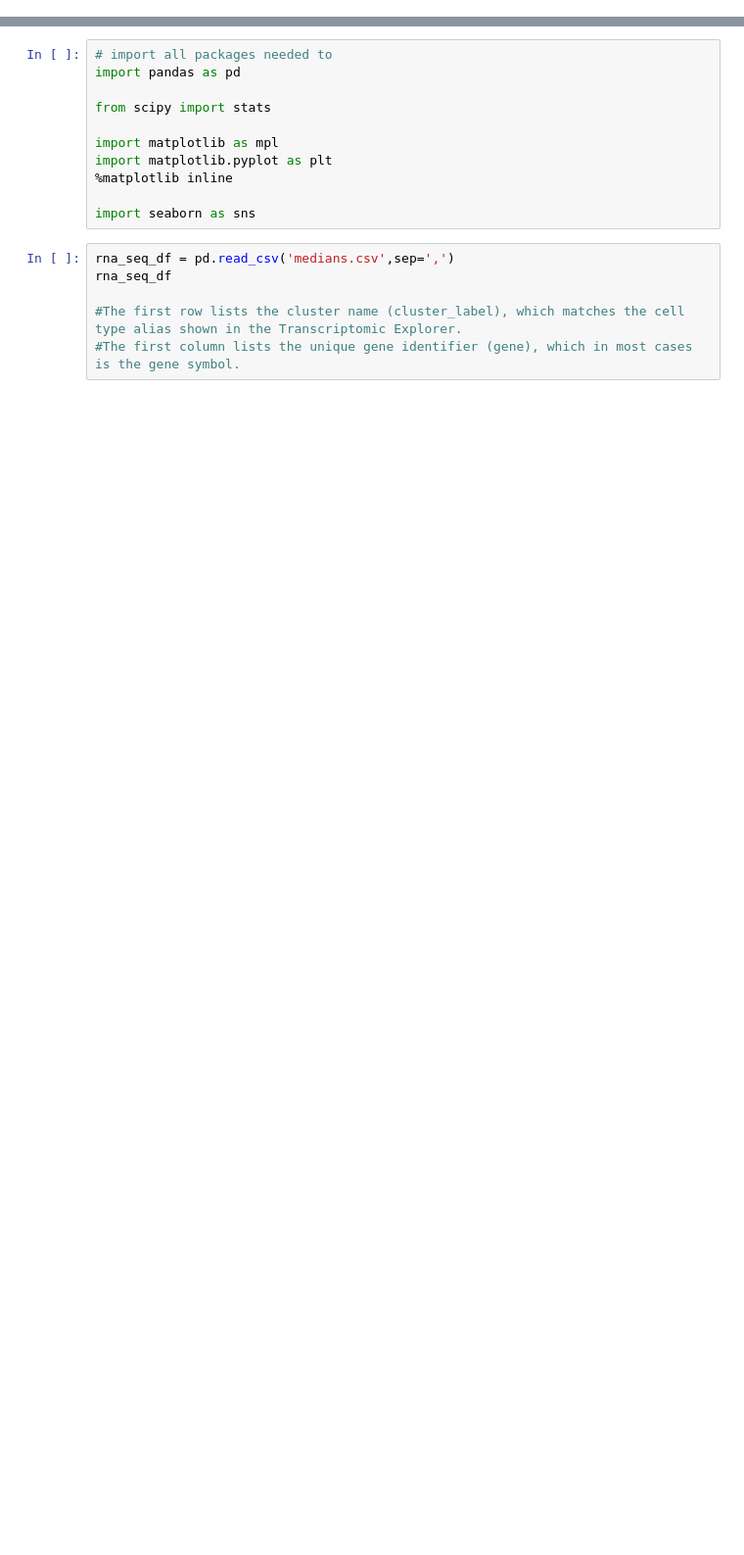
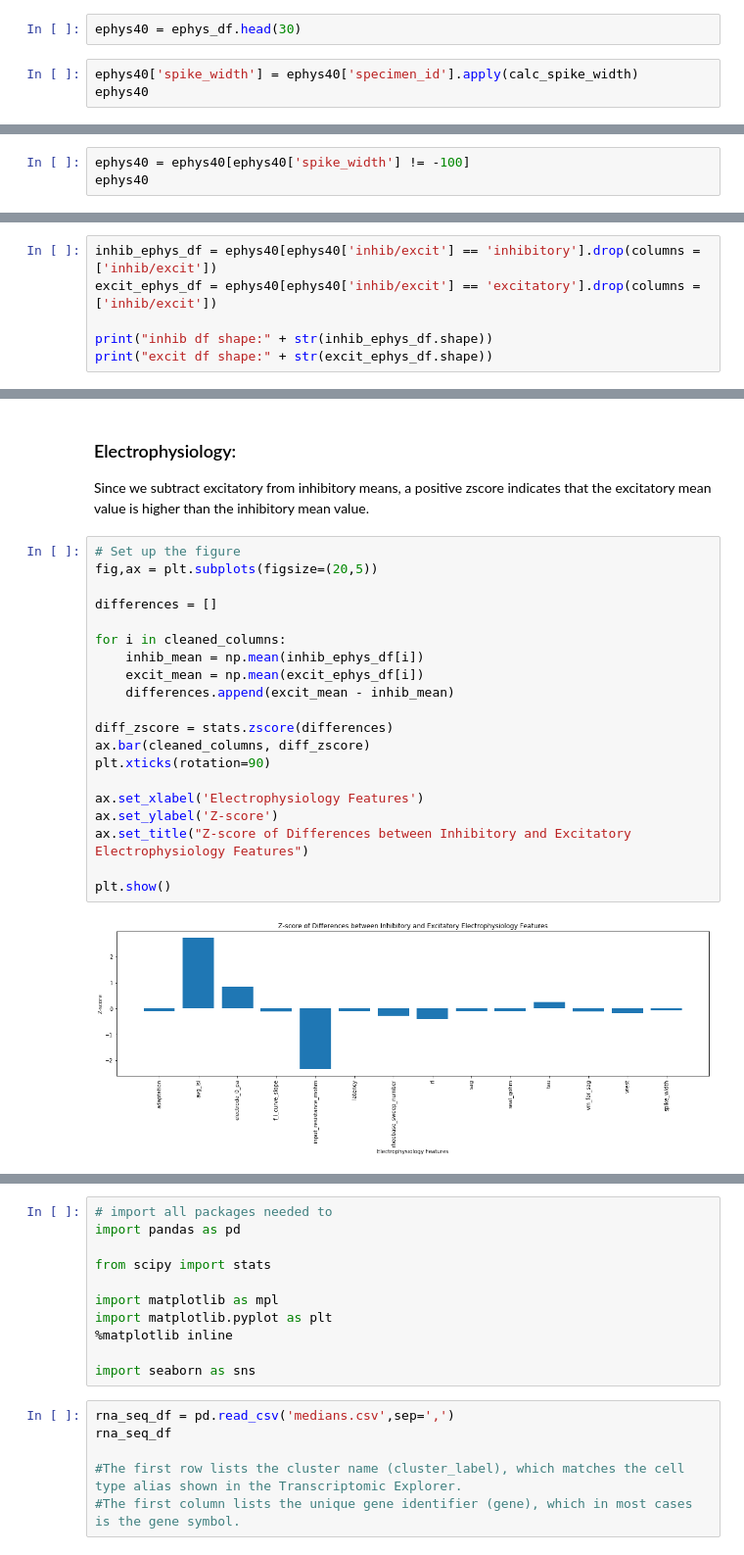
Before and after one commit to bijoudej/BIPN162_FinalProject, a Jupyter notebook: Final_Project_Master.ipynb, the cells around one changed output, grey strips where cells are left out. Shown at 98% size. Saved outputs shown, nothing was run; the diff lists cells and outputs as text; blank space fills up the shorter version.

```diff
--- a/Final_Project_Master.ipynb
+++ b/Final_Project_Master.ipynb
@@ -0,0 +293,5 @@
+# %%
+ephys40 = ephys_df.head(30)
+# %%
+ephys40['spike_width'] = ephys40['specimen_id'].apply(calc_spike_width)
+ephys40
@@ -0,0 +336,3 @@
+# %%
+ephys40 = ephys40[ephys40['spike_width'] != -100]
+ephys40
@@ -0,0 +460,6 @@
+# %%
+inhib_ephys_df = ephys40[ephys40['inhib/excit'] == 'inhibitory'].drop(columns = ['inhib/excit'])
+excit_ephys_df = ephys40[ephys40['inhib/excit'] == 'excitatory'].drop(columns = ['inhib/excit'])
+
+print("inhib df shape:" + str(inhib_ephys_df.shape))
+print("excit df shape:" + str(excit_ephys_df.shape))
@@ -0,0 +473,26 @@
+# %% [markdown]
+### Electrophysiology:
+
+Since we subtract excitatory from inhibitory means, a positive zscore indicates that the excitatory mean value is higher than the inhibitory mean value.
+# %%
+# Set up the figure
+fig,ax = plt.subplots(figsize=(20,5))
+
+differences = []
+
+for i in cleaned_columns:
+    inhib_mean = np.mean(inhib_ephys_df[i])
+    excit_mean = np.mean(excit_ephys_df[i])
+    differences.append(excit_mean - inhib_mean)
+
+diff_zscore = stats.zscore(differences)
+ax.bar(cleaned_columns, diff_zscore)
+plt.xticks(rotation=90)
+
+ax.set_xlabel('Electrophysiology Features')
+ax.set_ylabel('Z-score')
+ax.set_title("Z-score of Differences between Inhibitory and Excitatory Electrophysiology Features")
+
+plt.show()
+# %% [output]
+[figure, added]
```
Also changed, not shown: parts of 78 cells of this notebook.
